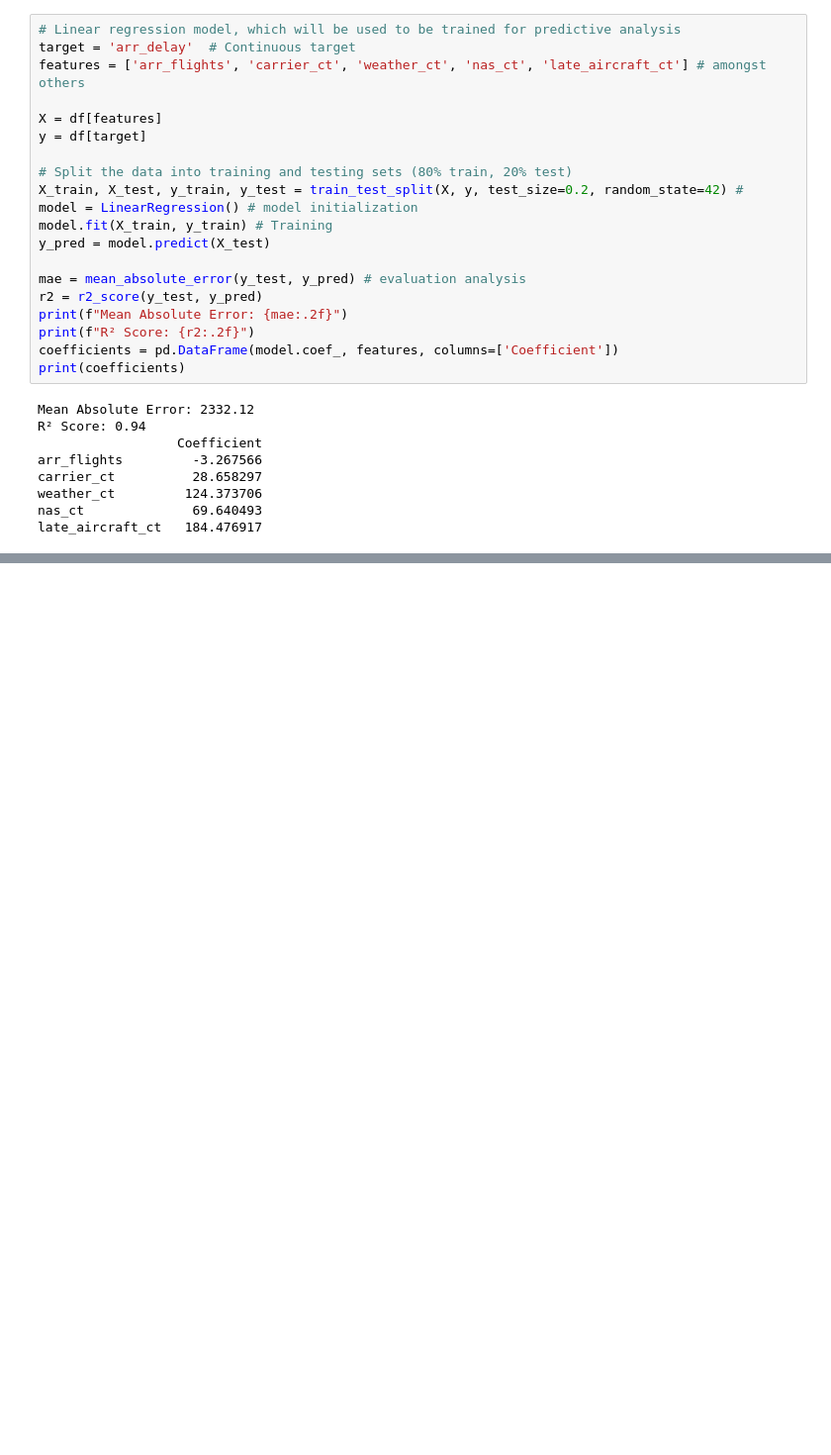
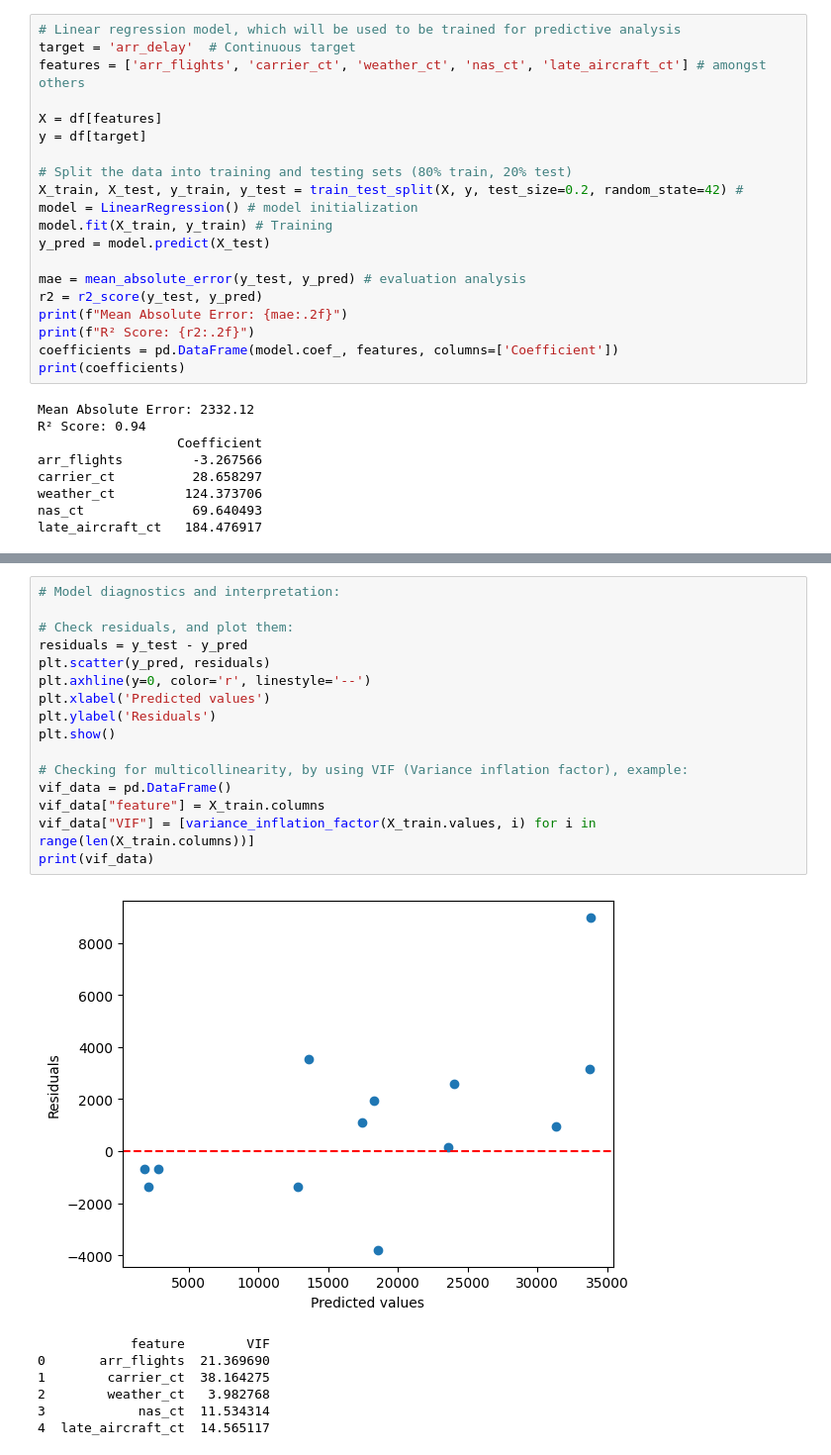
Before and after one commit to Adaleet/Data-analytics-projects, a Jupyter notebook: Portfolio 1/notebooks/data_cleaning.ipynb, the cells around one changed output, grey strips where cells are left out. Shown: that part at 99% size. Cells and saved outputs as stored; diff of their text form; blank space fills up the shorter version.

Commit message:
Reg.model

```diff
--- a/Portfolio 1/notebooks/data_cleaning.ipynb
+++ b/Portfolio 1/notebooks/data_cleaning.ipynb
@@ -109,0 +116,24 @@ late_aircraft_ct   184.476917
+# %%
+# Model diagnostics and interpretation:
+
+# Check residuals, and plot them:
+residuals = y_test - y_pred
+plt.scatter(y_pred, residuals)
+plt.axhline(y=0, color='r', linestyle='--')
+plt.xlabel('Predicted values')
+plt.ylabel('Residuals')
+plt.show()
+
+# Checking for multicollinearity, by using VIF (Variance inflation factor), example:
+vif_data = pd.DataFrame()
+vif_data["feature"] = X_train.columns
+vif_data["VIF"] = [variance_inflation_factor(X_train.values, i) for i in range(len(X_train.columns))]
+print(vif_data)
+# %% [output]
+[figure, added]
+            feature        VIF
+0       arr_flights  21.369690
+1        carrier_ct  38.164275
+2        weather_ct   3.982768
+3            nas_ct  11.534314
+4  late_aircraft_ct  14.565117
```
Also changed, not shown: parts of 8 cells of this notebook, 2 other files.
